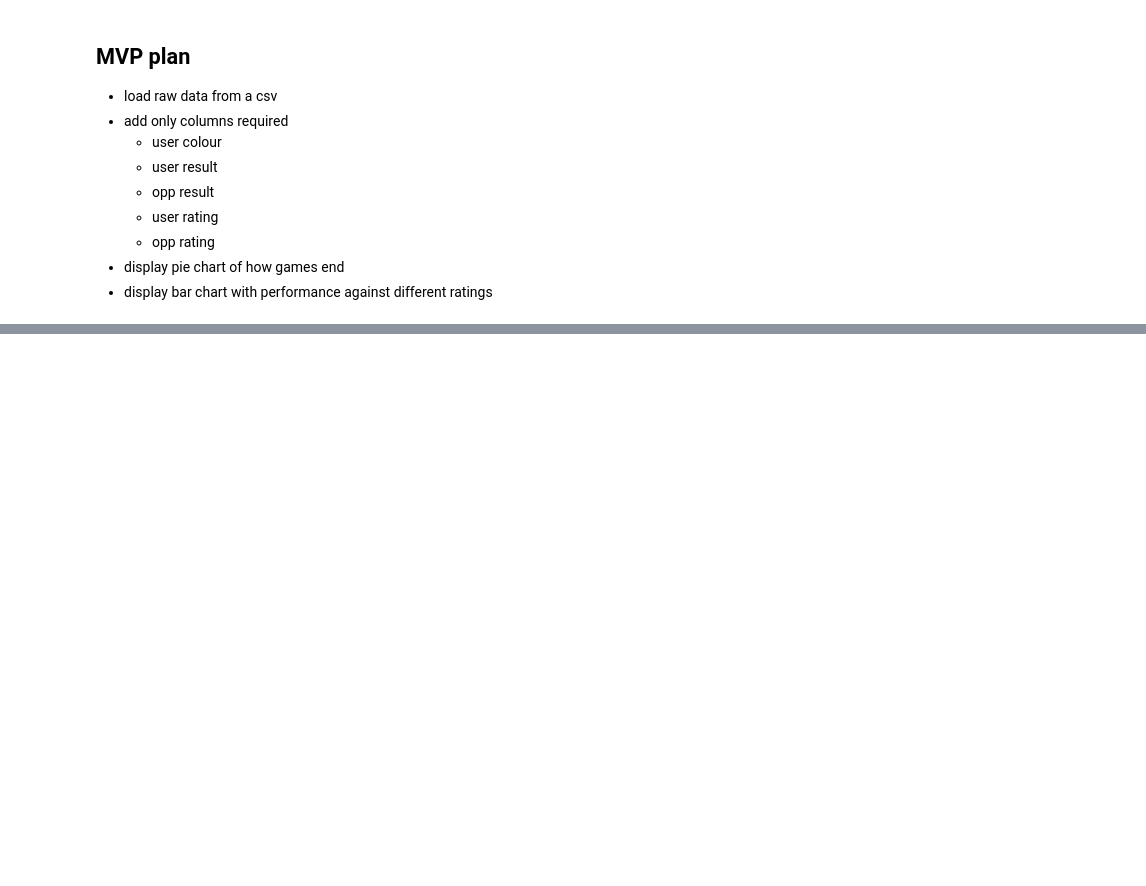
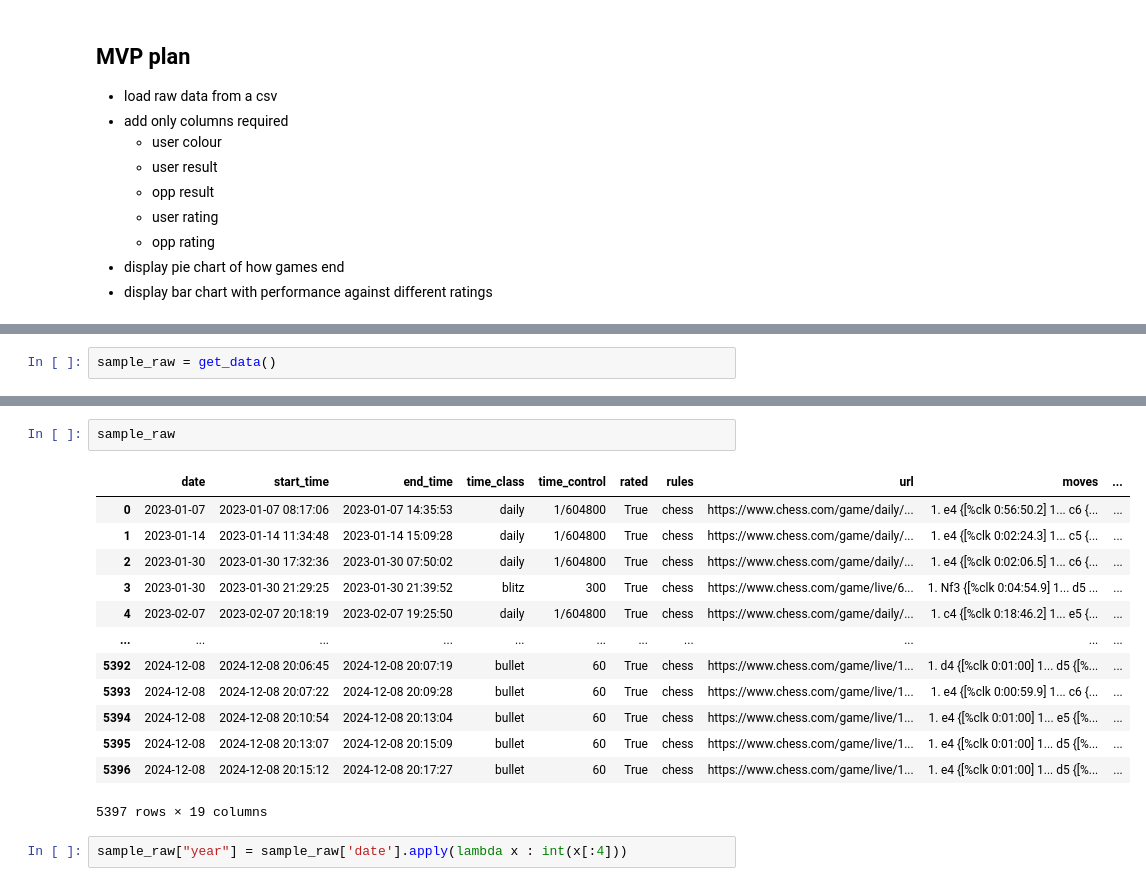
Before and after one commit to JammyNinja/Chess_analysis, a Jupyter notebook: explore/notebooks/mvp_analysis.ipynb, the cells around one changed output, grey strips where cells are left out. Saved outputs shown, nothing was run; the diff lists cells and outputs as text; blank space fills up the shorter version.

Commit message:
created sample raw data for use in mvp preproc

```diff
--- a/explore/notebooks/mvp_analysis.ipynb
+++ b/explore/notebooks/mvp_analysis.ipynb
@@ -288,0 +331,2 @@ opp_rating_df.groupby(by="opp_rating_range", observed=False)["user_result"].valu
+# %%
+sample_raw = get_data()
@@ -288,0 +340,18 @@ opp_rating_df.groupby(by="opp_rating_range", observed=False)["user_result"].valu
+# %%
+sample_raw
+# %% [output]
+|  | date | start_time | end_time | time_class | time_control | rated | rules | url | moves | ... |
+| 0 | 2023-01-07 | 2023-01-07 08:17:06 | 2023-01-07 14:35:53 | daily | 1/604800 | True | chess | https://www.chess.com/game/daily/... | 1. e4 {[%clk 0:56:50.2] 1... c6 {... | ... |
+| 1 | 2023-01-14 | 2023-01-14 11:34:48 | 2023-01-14 15:09:28 | daily | 1/604800 | True | chess | https://www.chess.com/game/daily/... | 1. e4 {[%clk 0:02:24.3] 1... c5 {... | ... |
+| 2 | 2023-01-30 | 2023-01-30 17:32:36 | 2023-01-30 07:50:02 | daily | 1/604800 | True | chess | https://www.chess.com/game/daily/... | 1. e4 {[%clk 0:02:06.5] 1... c6 {... | ... |
+| 3 | 2023-01-30 | 2023-01-30 21:29:25 | 2023-01-30 21:39:52 | blitz | 300 | True | chess | https://www.chess.com/game/live/6... | 1. Nf3 {[%clk 0:04:54.9] 1... d5 ... | ... |
+| 4 | 2023-02-07 | 2023-02-07 20:18:19 | 2023-02-07 19:25:50 | daily | 1/604800 | True | chess | https://www.chess.com/game/daily/... | 1. c4 {[%clk 0:18:46.2] 1... e5 {... | ... |
+| ... | ... | ... | ... | ... | ... | ... | ... | ... | ... | ... |
+| 5392 | 2024-12-08 | 2024-12-08 20:06:45 | 2024-12-08 20:07:19 | bullet | 60 | True | chess | https://www.chess.com/game/live/1... | 1. d4 {[%clk 0:01:00] 1... d5 {[%... | ... |
+| 5393 | 2024-12-08 | 2024-12-08 20:07:22 | 2024-12-08 20:09:28 | bullet | 60 | True | chess | https://www.chess.com/game/live/1... | 1. e4 {[%clk 0:00:59.9] 1... c6 {... | ... |
+| 5394 | 2024-12-08 | 2024-12-08 20:10:54 | 2024-12-08 20:13:04 | bullet | 60 | True | chess | https://www.chess.com/game/live/1... | 1. e4 {[%clk 0:01:00] 1... e5 {[%... | ... |
+| 5395 | 2024-12-08 | 2024-12-08 20:13:07 | 2024-12-08 20:15:09 | bullet | 60 | True | chess | https://www.chess.com/game/live/1... | 1. e4 {[%clk 0:01:00] 1... d5 {[%... | ... |
+| 5396 | 2024-12-08 | 2024-12-08 20:15:12 | 2024-12-08 20:17:27 | bullet | 60 | True | chess | https://www.chess.com/game/live/1... | 1. e4 {[%clk 0:01:00] 1... d5 {[%... | ... |
+5397 rows × 19 columns
+# %%
+sample_raw["year"] = sample_raw['date'].apply(lambda x : int(x[:4]))
```
Also changed, not shown: parts of 9 cells of this notebook.
